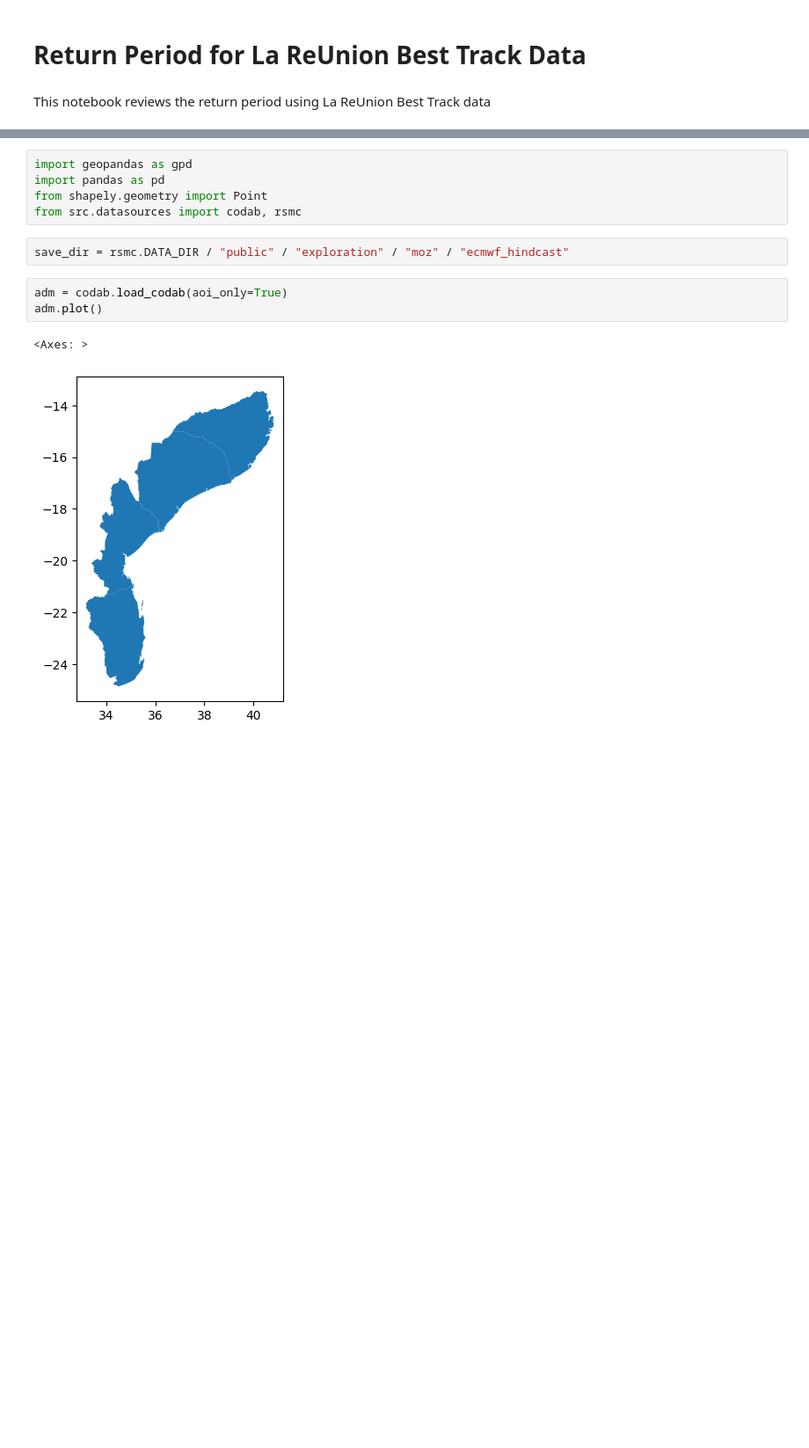
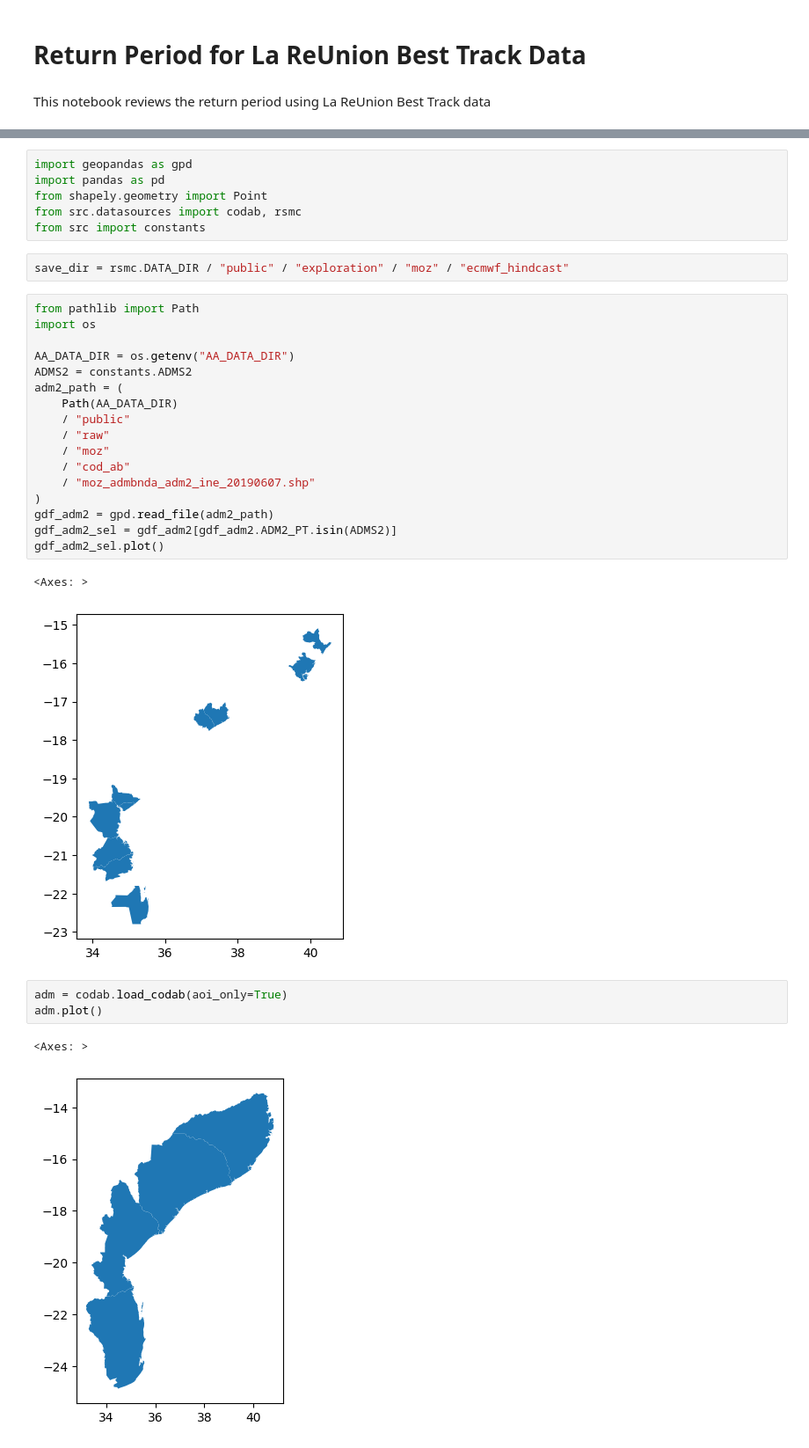
Before and after one commit to OCHA-DAP/ds-aa-moz-cyclones, a Jupyter notebook: analysis/01.2_la_reunion_return_period.ipynb, the cells around one changed output, grey strips where cells are left out. Shown at 88% size. Saved outputs shown, nothing was run; the diff lists cells and outputs as text; blank space fills up the shorter version.

```diff
--- a/analysis/01.2_la_reunion_return_period.ipynb
+++ b/analysis/01.2_la_reunion_return_period.ipynb
@@ -11,8 +16,29 @@ import geopandas as gpd
 import pandas as pd
 from shapely.geometry import Point
 from src.datasources import codab, rsmc
+from src import constants
 # %%
 save_dir = rsmc.DATA_DIR / "public" / "exploration" / "moz" / "ecmwf_hindcast"
+# %%
+from pathlib import Path
+import os
+
+AA_DATA_DIR = os.getenv("AA_DATA_DIR")
+ADMS2 = constants.ADMS2
+adm2_path = (
+    Path(AA_DATA_DIR)
+    / "public"
+    / "raw"
+    / "moz"
+    / "cod_ab"
+    / "moz_admbnda_adm2_ine_20190607.shp"
+)
+gdf_adm2 = gpd.read_file(adm2_path)
+gdf_adm2_sel = gdf_adm2[gdf_adm2.ADM2_PT.isin(ADMS2)]
+gdf_adm2_sel.plot()
+# %% [output]
+<Axes: >
+[figure, added]
 # %%
 adm = codab.load_codab(aoi_only=True)
 adm.plot()
```
Also changed, not shown: parts of 8 cells of this notebook.
